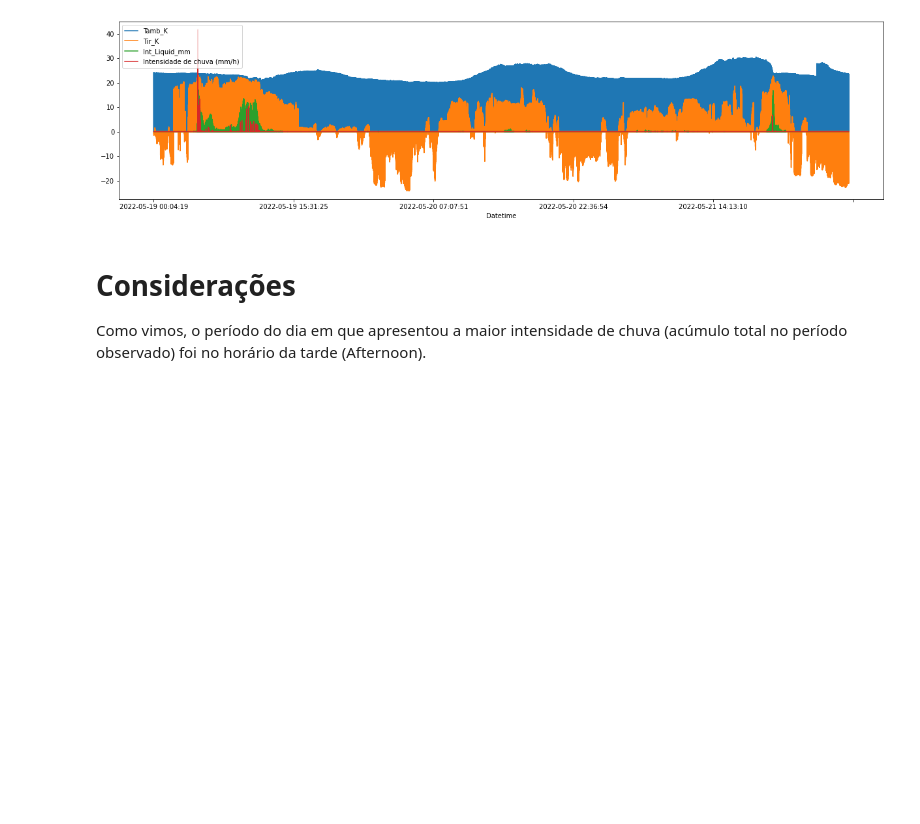
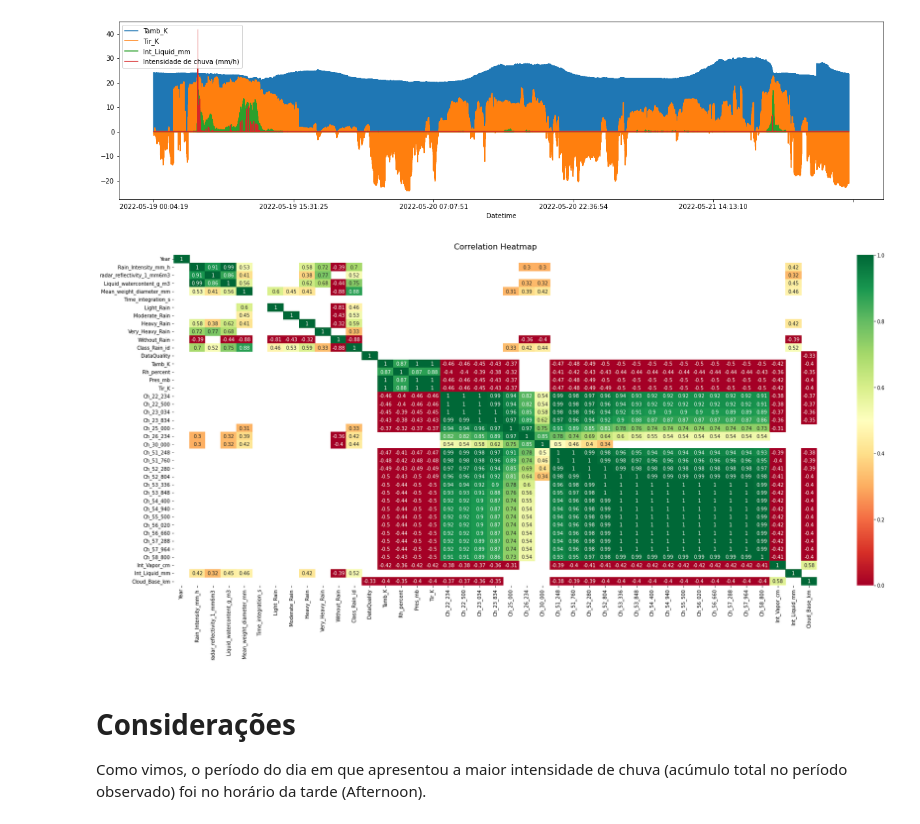
Before and after one commit to lourencocavalcante/Introduction-to-Data-Science, a Jupyter notebook: CAP394_2022_ProjetoFinal_EDA.ipynb, the cells around one changed output. Drawn from its saved outputs; the diff is of its cells as text; code cells hidden in the pictures; blank space fills up the shorter version.

```diff
--- a/CAP394_2022_ProjetoFinal_EDA.ipynb
+++ b/CAP394_2022_ProjetoFinal_EDA.ipynb
@@ -471,6 +534,17 @@ df_filter_MP3000A_RD80_final.plot(kind="line",x="Datetime",y="Rain_Intensity_mm_
 # %% [output]
 <matplotlib.axes._subplots.AxesSubplot at 0x...>
 [figure]
+# %%
+corr = df_MP3000A_RD80_final.corr()
+
+plt.figure(figsize=(25, 12))
+heatmap = sns.heatmap(corr[(corr >= 0.30) | (corr <= -0.30)], vmin=0, vmax=1, annot=True, cmap = 'RdYlGn')
+heatmap.set_title('Correlation Heatmap', fontdict={'fontsize':16}, pad=12)
+plt.tight_layout()
+plt.savefig('heatmap1.png')
+plt.show()
+# %% [output]
+[figure, added]
 # %% [markdown]
 # **Considerações**
 
```
Also changed, not shown: parts of 34 cells of this notebook.
